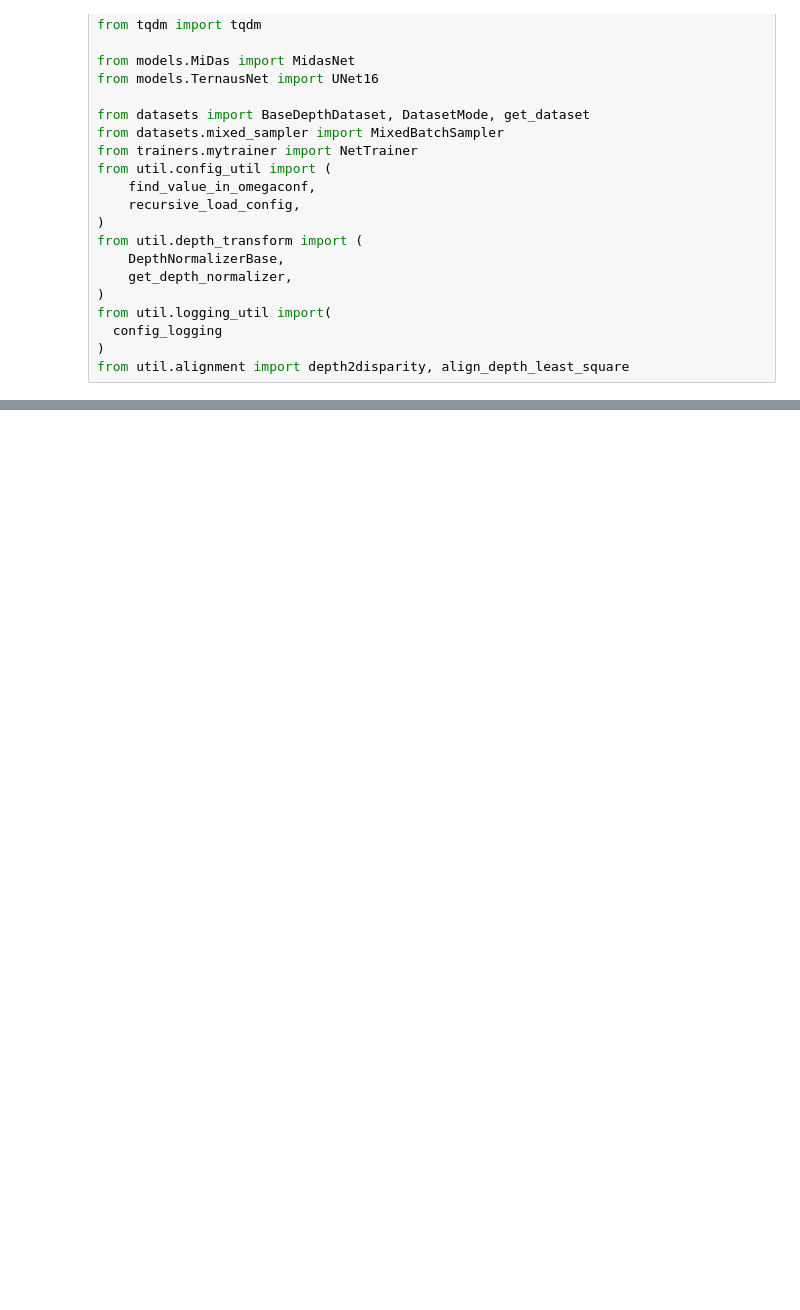
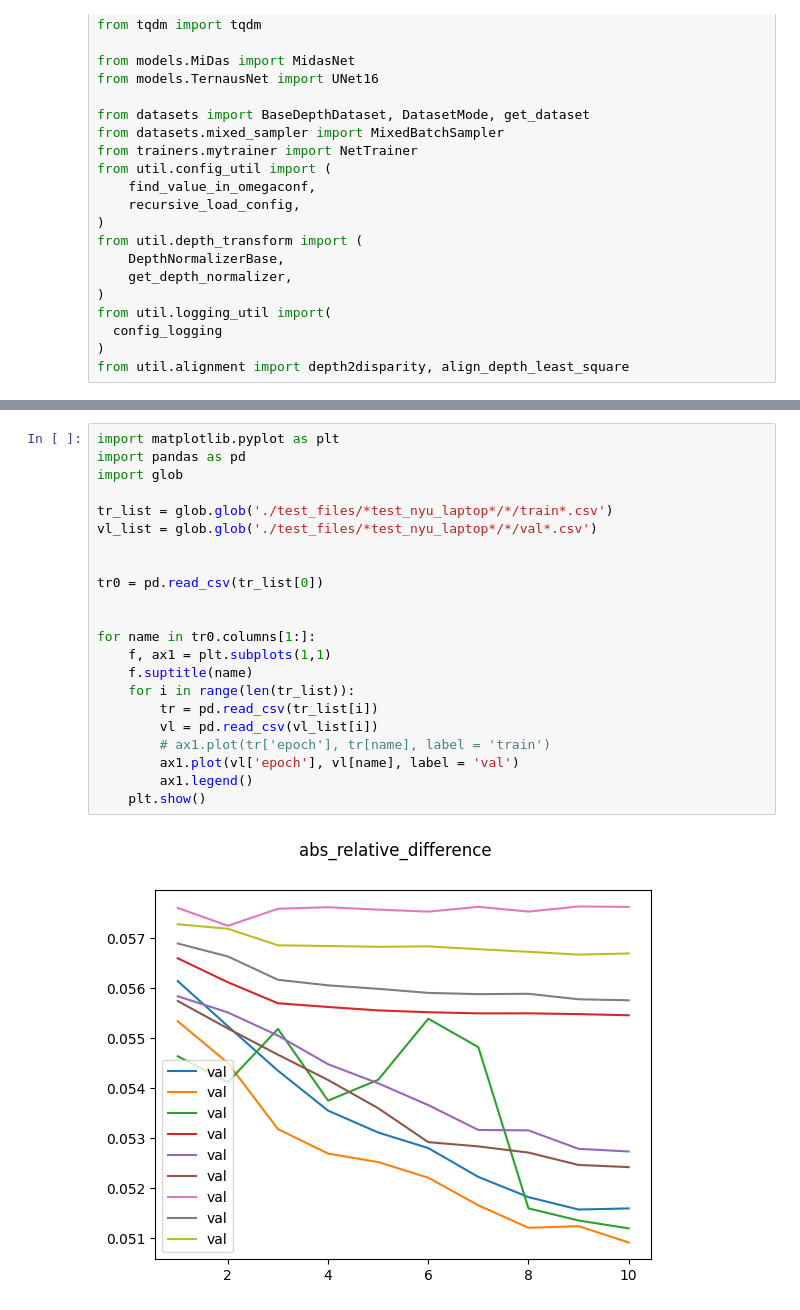
Before and after one commit to Mpasiowiec/Estymacja-glebi-na-podstawie-pojedynczego-zdejcia, a Jupyter notebook: quick_check.ipynb, the cells around one changed output, grey strips where cells are left out. Saved outputs shown, nothing was run; the diff lists cells and outputs as text; blank space fills up the shorter version.

```diff
--- a/quick_check.ipynb
+++ b/quick_check.ipynb
@@ -345,0 +416,24 @@ tr_list[i].split('\\')[-3].split('_')[7:]
+# %%
+import matplotlib.pyplot as plt
+import pandas as pd
+import glob
+
+tr_list = glob.glob('./test_files/*test_nyu_laptop*/*/train*.csv')
+vl_list = glob.glob('./test_files/*test_nyu_laptop*/*/val*.csv')
+
+
+tr0 = pd.read_csv(tr_list[0])
+
+
+for name in tr0.columns[1:]:
+    f, ax1 = plt.subplots(1,1)
+    f.suptitle(name)
+    for i in range(len(tr_list)):
+        tr = pd.read_csv(tr_list[i])
+        vl = pd.read_csv(vl_list[i])
+        # ax1.plot(tr['epoch'], tr[name], label = 'train')
+        ax1.plot(vl['epoch'], vl[name], label = 'val')
+        ax1.legend()
+    plt.show()
+# %% [output]
+[figure, added]
```
Also changed, not shown: parts of 17 cells of this notebook, 13 other files.
